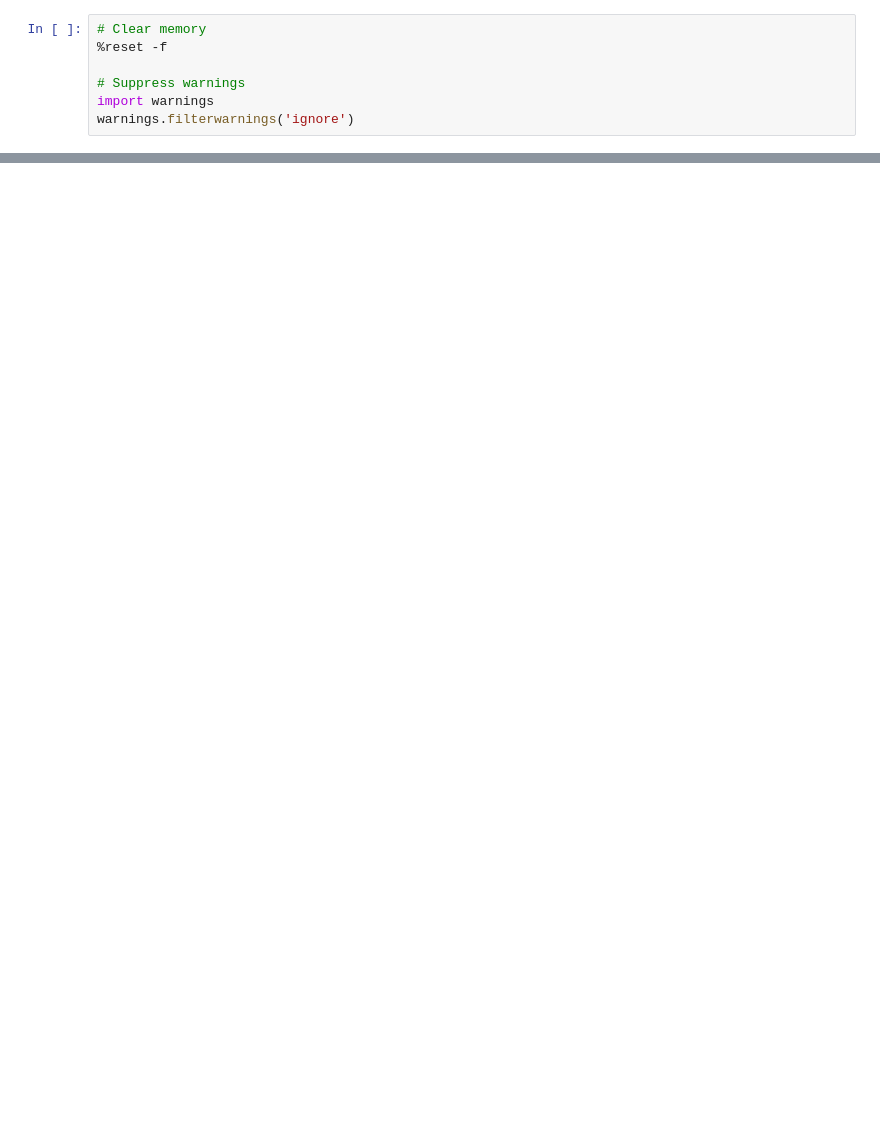
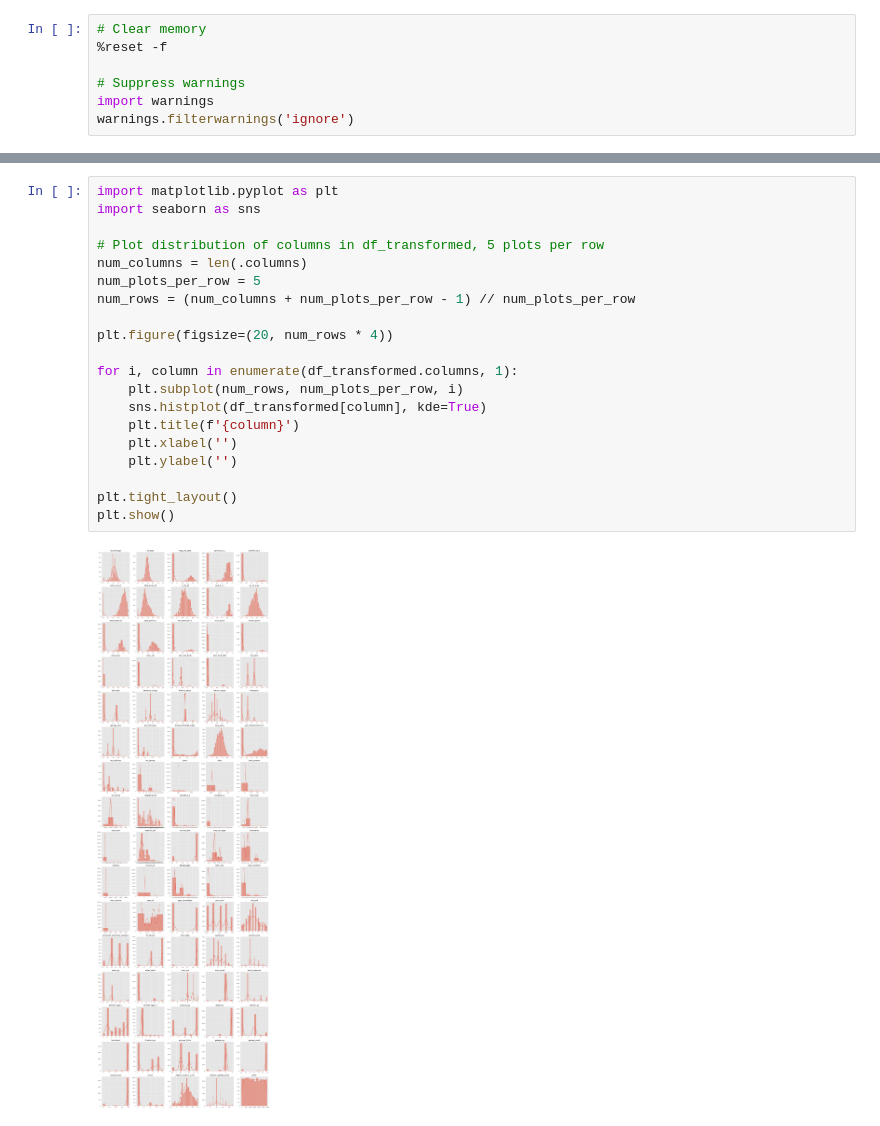
Before and after one commit to congminh-nguyen/ames_project, a Jupyter notebook: notebooks/model.ipynb, the cells around one changed output, grey strips where cells are left out. Drawn from its saved outputs; the diff is of its cells as text; blank space fills up the shorter version.

```diff
--- a/notebooks/model.ipynb
+++ b/notebooks/model.ipynb
@@ -207,0 +307,22 @@ GeneralizedLinearRegressor(family='gamma', link='log')
+# %%
+import matplotlib.pyplot as plt
+import seaborn as sns
+
+# Plot distribution of columns in df_transformed, 5 plots per row
+num_columns = len(.columns)
+num_plots_per_row = 5
+num_rows = (num_columns + num_plots_per_row - 1) // num_plots_per_row
+
+plt.figure(figsize=(20, num_rows * 4))
+
+for i, column in enumerate(df_transformed.columns, 1):
+    plt.subplot(num_rows, num_plots_per_row, i)
+    sns.histplot(df_transformed[column], kde=True)
+    plt.title(f'{column}')
+    plt.xlabel('')
+    plt.ylabel('')
+
+plt.tight_layout()
+plt.show()
+# %% [output]
+[figure, added]
```
Also changed, not shown: parts of 16 cells of this notebook, 18 other files.
